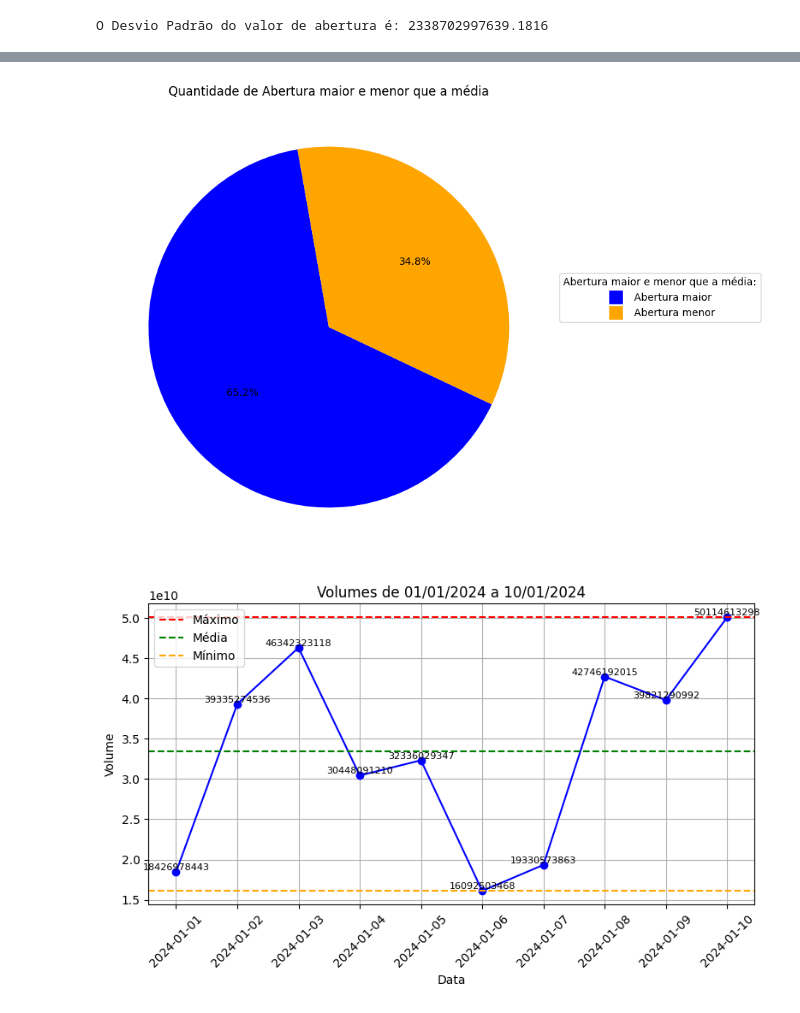
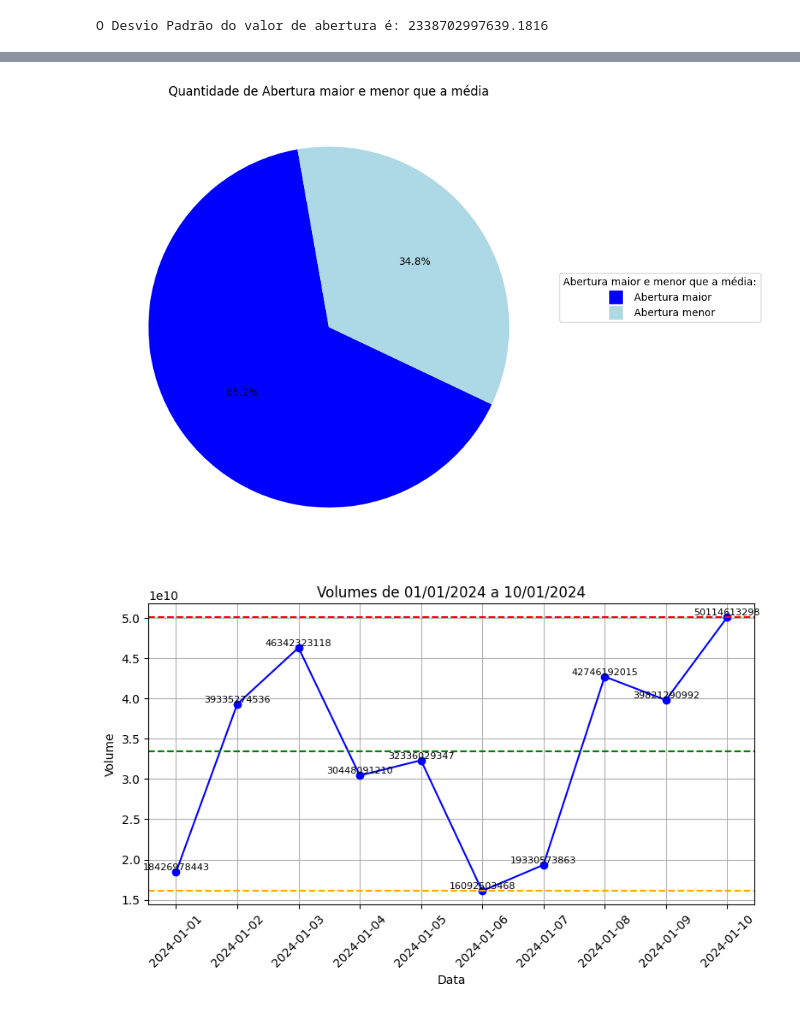
Before and after one commit to GabrielMarkss/GoogleColabBD, a Jupyter notebook: ProjetoTAVBD.ipynb, the cells around one changed output, grey strips where cells are left out. Cells and saved outputs as stored; diff of their text form; code cells hidden in the pictures.

```diff
--- a/ProjetoTAVBD.ipynb
+++ b/ProjetoTAVBD.ipynb
@@ -82,22 +67,23 @@ dataset.groupby('Data')['Abertura'].describe()
 # %%
+# Substitui os pontos por strings vazias, substituindo as vírgulas por pontos e convertendo os valores para o tipo 'float'
 dataset['Abertura'] = dataset['Abertura'].str.replace('.', '').str.replace(',', '.').astype(float)
 
+# Filtra o dataset para contar quantas 'Aberturas' são menores e maiores que um valor específico
 aberturas_menores = dataset[dataset['Abertura'] < 1942665346900.8928]['Abertura'].count()
 aberturas_maiores = dataset[dataset['Abertura'] >= 1942665346900.8928]['Abertura'].count()
 
-# Definição das cores
-cores = ['blue', 'orange']
+cores = ['blue', 'lightblue'] # Define das cores
 
-# Gráfico de pizza
-fig, ax = plt.subplots(figsize=(8, 8))
+fig, ax = plt.subplots(figsize=(8, 8)) # Cria uma figura e um eixo para o gráfico com tamanho 8x8 polegadas
+
+# Cria o gráfico com os valores 'aberturas_menores' e 'aberturas_maiores', define as cores das fatias,
+# 'autopct' define o formato da porcentagem nas fatias, e 'startangle' define o ângulo inicial
 wedges, texts, autotexts = ax.pie([aberturas_menores, aberturas_maiores], colors=cores, autopct='%1.1f%%', startangle=100)
 
-# Adicionando os quadrados de cor
-legend_labels = ['Abertura maior', 'Abertura menor']
-legend_patches = [plt.Line2D([0], [0], marker='s', color='w', markersize=15, markerfacecolor=cor) for cor in cores]
-ax.legend(legend_patches, legend_labels, title="Abertura maior e menor que a média:", loc="lower left", bbox_to_anchor=(1, 0.5), ncol=1)
-
-plt.title('Quantidade de Abertura maior e menor que a média')
-plt.show()
+legend_labels = ['Abertura maior', 'Abertura menor'] # Cria os rótulos da legenda para as fatias do gráfico
+legend_patches = [plt.Line2D([0], [0], marker='s', color='w', markersize=15, markerfacecolor=cor) for cor in cores] # Adiciona os quadrados de cor e legendas
+ax.legend(legend_patches, legend_labels, title="Abertura maior e menor que a média:", loc="lower left", bbox_to_anchor=(1, 0.5), ncol=1) # Cria o título dos rótulos
+plt.title('Quantidade de Abertura maior e menor que a média') # Define um título
+plt.show() # Mostra o gráfico
 # %% [output]
-[figure, old version]
+[figure, new version]
@@ -112,36 +90,37 @@ plt.show()
 # %%
+# Carrega o arquivo CSV chamado 'dataset-BTC.csv' usando o separador ; e a codificação 'ISO-8859-1'.
 dataset = pd.read_csv('dataset-BTC.csv', sep=';', encoding='iso-8859-1')
-
-# Convertendo a coluna 'Data' para o tipo datetime
+# Convertendo a coluna 'Data' para o tipo datetime no formatado dia/mês/ano.
 dataset['Data'] = pd.to_datetime(dataset['Data'], format='%d/%m/%Y')
-
 # Removendo os pontos de separação da coluna 'Volume' e convertendo para float
 dataset['Volume'] = dataset['Volume'].str.replace('.', '').astype(float)
 
 # Filtrando o dataset para o intervalo de datas desejado (01/01/2024 a 10/01/2024)
 dataset_grafico2 = dataset[(dataset['Data'] >= '2024-01-01') & (dataset['Data'] <= '2024-01-10')]
+plt.figure(figsize=(8, 5)) # Cria uma figura e um eixo para o gráfico com tamanho 8x5 polegadas
 
-# Plotando o gráfico de linha
-plt.figure(figsize=(8, 5))
+# Plota os dados no gráfico, usando 'Data' no eixo x e 'Volume' no eixo y, define a cor da linha como azul e cada ponto será marcado com um círculo.
 plt.plot(dataset_grafico2['Data'], dataset_grafico2['Volume'], color='blue', marker='o')
-plt.title('Volumes de 01/01/2024 a 10/01/2024')
-plt.xlabel('Data')
-plt.ylabel('Volume')
-plt.grid(True)
 
-# Adicionando linhas horizontais para destacar subidas e quedas
+plt.title('Volumes de 01/01/2024 a 10/01/2024') # Define um título
+plt.xlabel('Data') # Rótulo do eixo X
+plt.ylabel('Volume')# Rótulo do eixo Y
+plt.grid(True) # Adiciona uma grade ao gráfico que facilita a leitura dos dados.
+
+# Calcula a média dos volumes no período filtrado.
 media_volume = dataset_grafico2['Volume'].mean()
-plt.axhline(y=dataset_grafico2['Volume'].max(), color='red', linestyle='--', label='Máximo')  # Linha máximo
-plt.axhline(y=media_volume, color='green', linestyle='--', label='Média')  # Linha média
-plt.axhline(y=dataset_grafico2['Volume'].min(), color='orange', linestyle='--', label='Mínimo')  # Linha mínimo
 
-# Adicionando o valor do volume em cada ponto do gráfico
+plt.axhline(y=dataset_grafico2['Volume'].max(), color='red', linestyle='--', label='Máximo') # Adiciona uma linha vermelha para máximo
+plt.axhline(y=media_volume, color='green', linestyle='--', label='Média') # Adiciona uma linha verde linha para média
+plt.axhline(y=dataset_grafico2['Volume'].min(), color='orange', linestyle='--', label='Mínimo') # Adiciona uma linha laranja para mínimo
+
+# Adiciona o valor do volume como texto em cada ponto de um gráfico, com cor preta, tamanho de fonte 8, centralizado horizontalmente  (ha='center'),
+# alinha na parte inferior verticalmente (va='bottom').
 for index, row in dataset_grafico2.iterrows():
     plt.text(row['Data'], row['Volume'], str(int(row['Volume'])), color='black', fontsize=8, ha='center', va='bottom')
 
-plt.xticks(rotation=45)
-plt.legend()
-plt.tight_layout()
-plt.show()
+plt.xticks(rotation=45) # Rotaciona os rótulos do eixo x em 45 graus
+plt.tight_layout() # Ajusta os elementos do gráfico para que se encaixem bem na figura, evitando sobreposição.
+plt.show() # Mostra o gráfico
 # %% [output]
-[figure, old version]
+[figure, new version]
```
Also changed, not shown: parts of 22 cells of this notebook.
